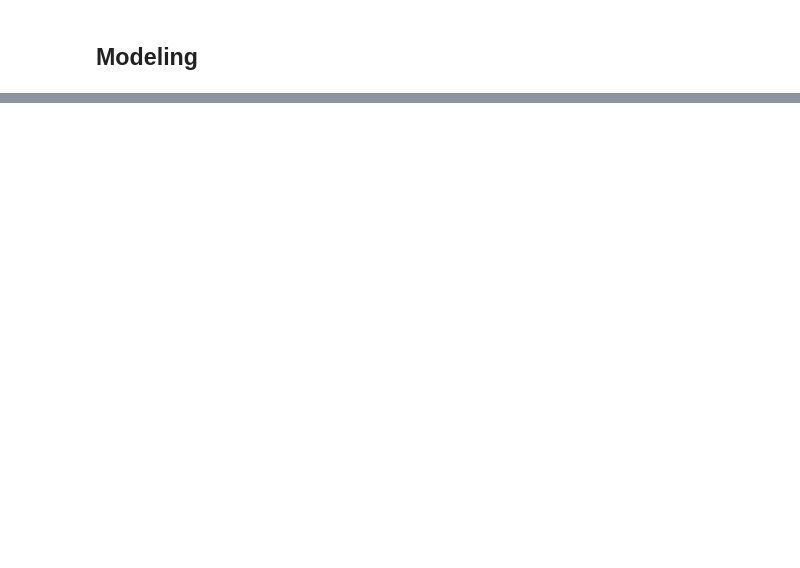
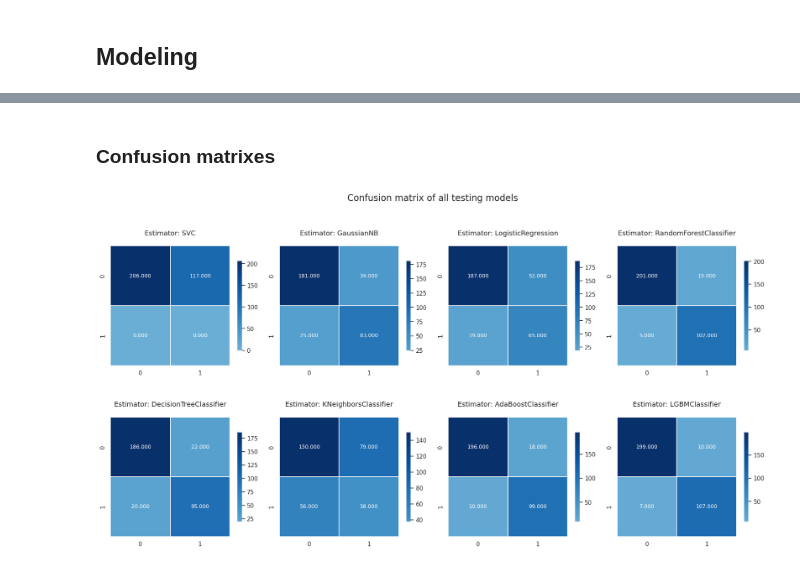
Before and after one commit to lovecrushfamily/Alzheimer_Disease, a Jupyter notebook: notebook.ipynb, the cells around one changed output, grey strips where cells are left out. Saved outputs shown, nothing was run; the diff lists cells and outputs as text; code cells hidden in the pictures; blank space fills up the shorter version.

```diff
--- a/notebook.ipynb
+++ b/notebook.ipynb
@@ -449,4 +426,0 @@ weighted avg       0.87      0.86      0.86       430
-# %%
-model_logistic = GaussianNB()
-model_logistic.fit(X_train, y_train)
-y_pred = model_logistic.predict(X_test)
@@ -464,4 +426,0 @@ weighted avg       0.78      0.77      0.77       430
-# %%
-model_logistic = RandomForestClassifier()
-model_logistic.fit(X_train, y_train)
-y_pred = model_logistic.predict(X_test)
@@ -494,0 +453,11 @@ X_train
+# %%
+classification_reports = {}
+confusion_matrixes = {}
+
+for model in base_models:
+
+    model.fit(X_train, y_train)
+    y_pred = model.predict(X_test)
+
+    classification_reports[model.__class__.__name__ ] = classification_report(y_pred, y_test)
+    confusion_matrixes[model.__class__.__name__ ] = (confusion_matrix(y_pred, y_test))
@@ -494,0 +472,35 @@ X_train
+# %% [markdown]
+### Confusion matrixes
+# %%
+num_cols = 4
+num_rows = (len(confusion_matrixes) + num_cols - 1) // num_cols  # Calculate the number of rows
+
+fig, axes = plt.subplots(num_rows, num_cols, figsize=(18, 5 * num_rows))
+
+axes = axes.ravel()
+
+fig.suptitle("Confusion matrix of all testing models ", y=1, fontsize=17)
+
+for i, model_name in enumerate(confusion_matrixes):
+
+    ax = axes[i]
+
+    sns.heatmap(confusion_matrixes[model_name],  cmap='Blues', center=0,
+                square=True, linewidths=0.01, cbar_kws={"shrink": 0.5},
+                annot=True, fmt=".3f", annot_kws={"fontsize": 10},
+                linecolor='white', cbar=True, ax=ax)
+
+
+    ax.set_title(f"Estimator: {model_name}", fontsize=13,pad=20)
+
+
+# Remove empty subplots if necessary
+if len(confusion_matrixes) < num_cols * num_rows:
+    for i in range(len(confusion_matrixes), num_cols * num_rows):
+        fig.delaxes(axes[i])
+
+
+plt.tight_layout() # Adjust spacing between subplots
+plt.show()
+# %% [output]
+[figure, added]
```
Also changed, not shown: parts of 35 cells of this notebook.
